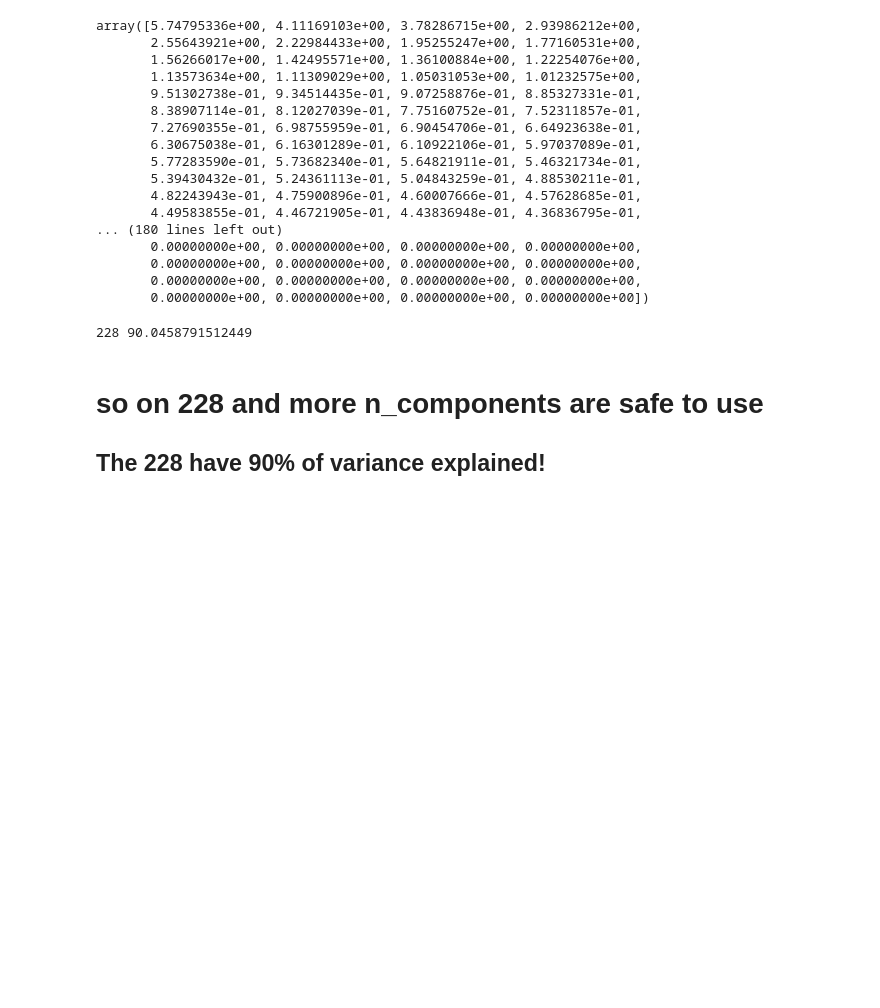
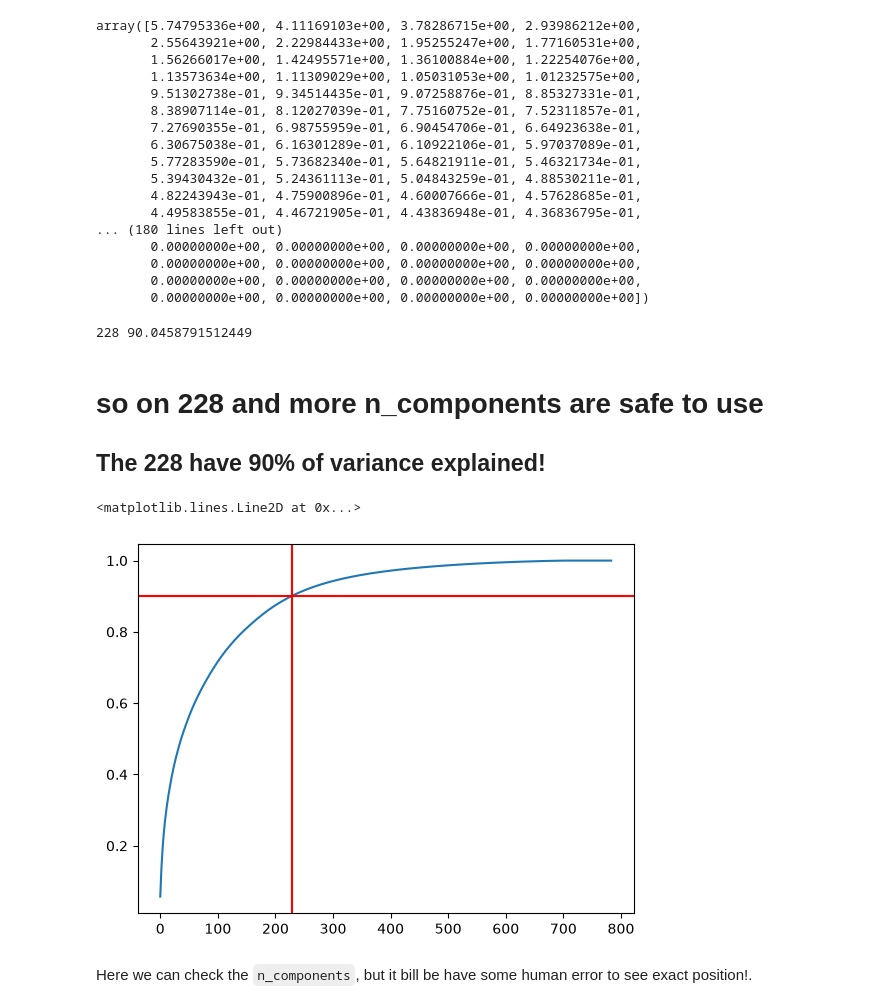
Before and after one commit to OnkarGhadage/machine-learning, a Jupyter notebook: learning/day47-principle-component-analysis(sklearn)/principle-component-analysis.ipynb, the cells around one changed output. Saved outputs shown, nothing was run; the diff lists cells and outputs as text; code cells hidden in the pictures; blank space fills up the shorter version.

```diff
--- a/learning/day48-principle-component-analysis/principle-component-analysis.ipynb
+++ b/learning/day47-principle-component-analysis(sklearn)/principle-component-analysis.ipynb
@@ -152,0 +155,9 @@ for i, val in enumerate(pca.explained_variance_ratio_):
+# %%
+sns.lineplot(np.cumsum(pca.explained_variance_ratio_))
+plt.axhline(0.9, color='red')
+plt.axvline(228, color='red')
+# %% [output]
+<matplotlib.lines.Line2D at 0x...>
+[figure, added]
+# %% [markdown]
+Here we can check the `n_components`, but it bill be have some human error to see exact position!.
```
Also changed, not shown: parts of 2 cells of this notebook, 5 other files.
